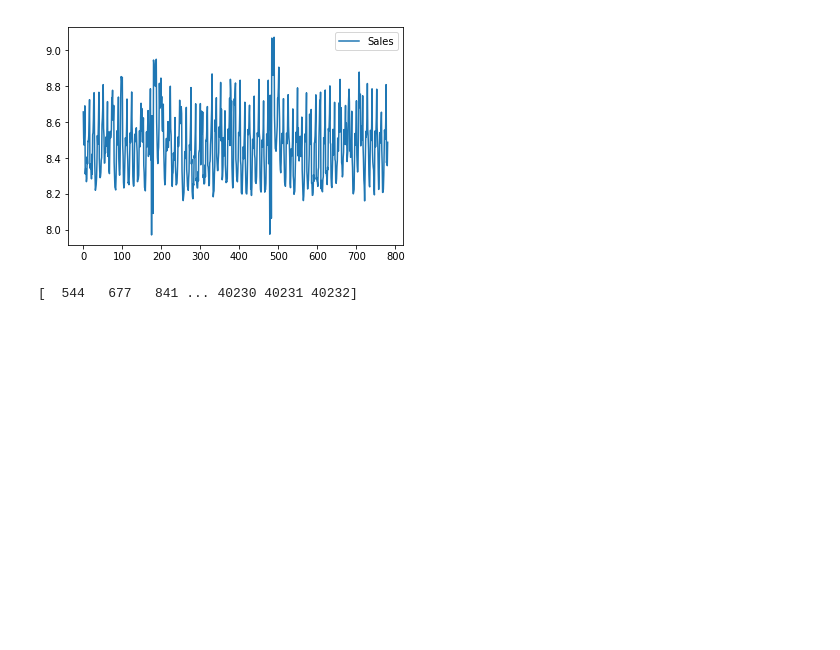
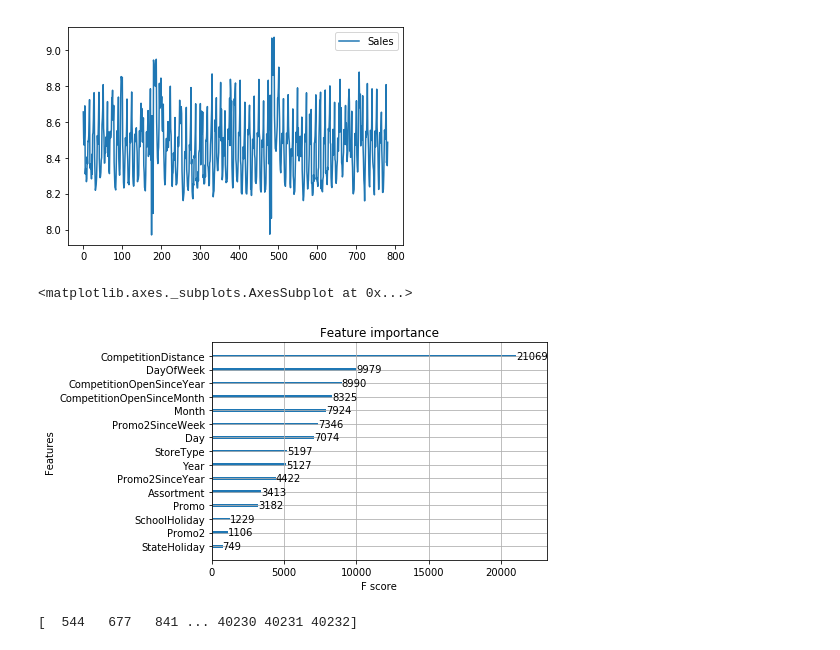
Before and after one commit to yiikai/rosman_predict, a Jupyter notebook: RosMan.ipynb, the cells around one changed output. Drawn from its saved outputs; the diff is of its cells as text; code cells hidden in the pictures; blank space fills up the shorter version.

```diff
--- a/RosMan.ipynb
+++ b/RosMan.ipynb
@@ -426,6 +426,11 @@ train_val2.plot.line()
 <matplotlib.axes._subplots.AxesSubplot at 0x...>
 [figure]
 [figure]
+# %%
+xgb.plot_importance(estimator.get_booster())
+# %% [output]
+<matplotlib.axes._subplots.AxesSubplot at 0x...>
+[figure, added]
 # %%
 #预测测试数据
 regetTest = pd.read_csv("./test.csv")
```
Also changed, not shown: 2 other files.
